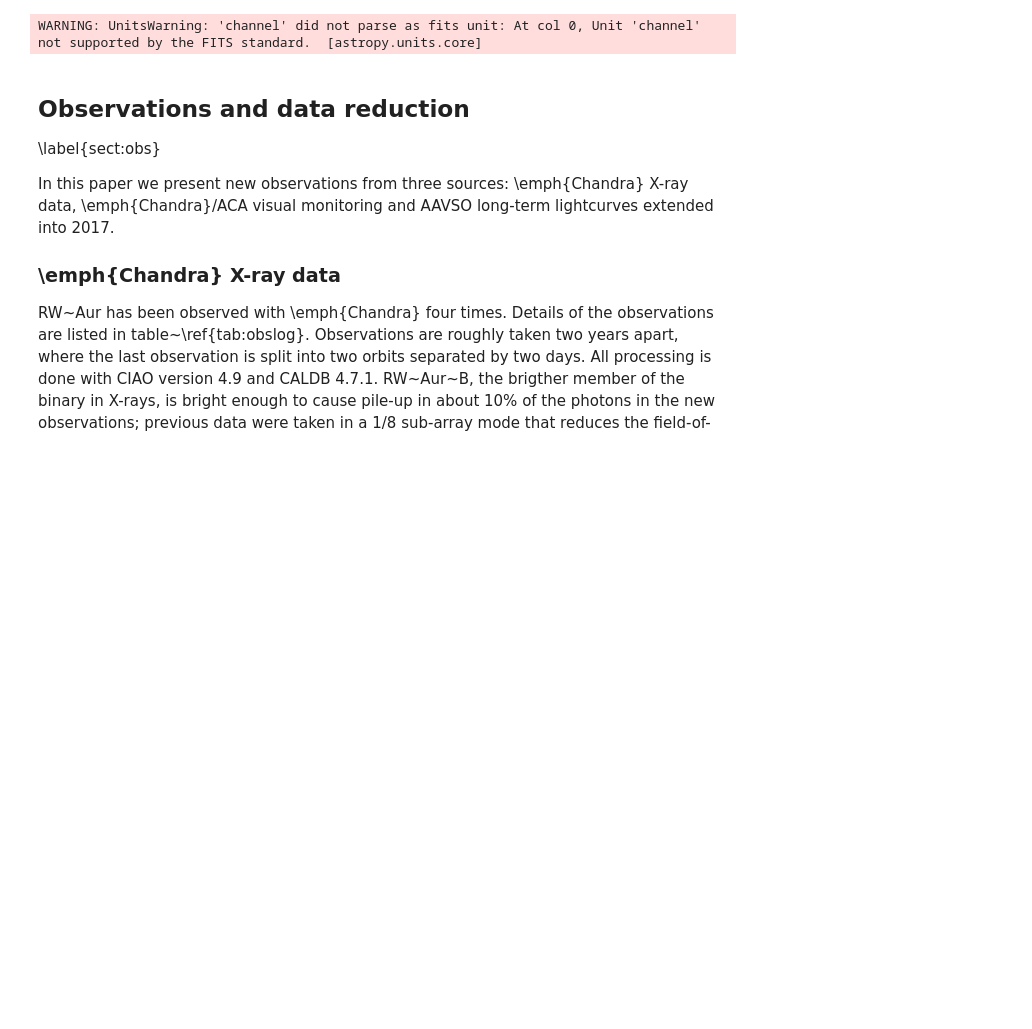
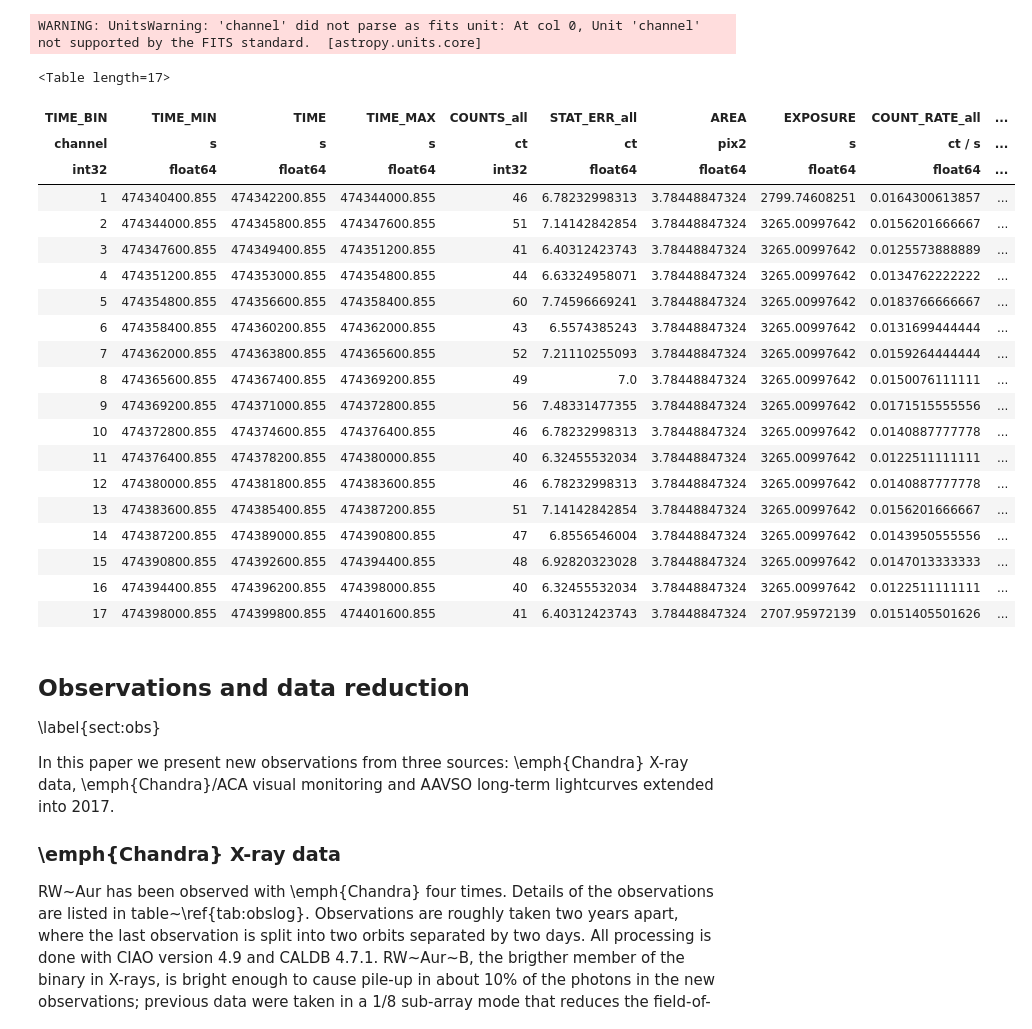
Before and after one commit to hamogu/RWAur, a Jupyter notebook: article.ipynb, the cells around one changed output. Cells and saved outputs as stored; diff of their text form; code cells hidden in the pictures; blank space fills up the shorter version.

```diff
--- a/article.ipynb
+++ b/article.ipynb
@@ -146,6 +146,30 @@ for list1 in lccurves:
         lc['t'] = lc['TIME'] - lc['TIME'][0]
 # %% [output]
 WARNING: UnitsWarning: 'channel' did not parse as fits unit: At col 0, Unit 'channel' not supported by the FITS standard.  [astropy.units.core]
+# %%
+lccurves[0][0]
+# %% [output]
+<Table length=17>
+| TIME_BIN | TIME_MIN | TIME | TIME_MAX | COUNTS_all | STAT_ERR_all | AREA | EXPOSURE | COUNT_RATE_all | ... |
+| channel | s | s | s | ct | ct | pix2 | s | ct / s | ... |
+| int32 | float64 | float64 | float64 | int32 | float64 | float64 | float64 | float64 | ... |
+| 1 | 474340400.855 | 474342200.855 | 474344000.855 | 46 | 6.78232998313 | 3.78448847324 | 2799.74608251 | 0.0164300613857 | ... |
+| 2 | 474344000.855 | 474345800.855 | 474347600.855 | 51 | 7.14142842854 | 3.78448847324 | 3265.00997642 | 0.0156201666667 | ... |
+| 3 | 474347600.855 | 474349400.855 | 474351200.855 | 41 | 6.40312423743 | 3.78448847324 | 3265.00997642 | 0.0125573888889 | ... |
+| 4 | 474351200.855 | 474353000.855 | 474354800.855 | 44 | 6.63324958071 | 3.78448847324 | 3265.00997642 | 0.0134762222222 | ... |
+| 5 | 474354800.855 | 474356600.855 | 474358400.855 | 60 | 7.74596669241 | 3.78448847324 | 3265.00997642 | 0.0183766666667 | ... |
+| 6 | 474358400.855 | 474360200.855 | 474362000.855 | 43 | 6.5574385243 | 3.78448847324 | 3265.00997642 | 0.0131699444444 | ... |
+| 7 | 474362000.855 | 474363800.855 | 474365600.855 | 52 | 7.21110255093 | 3.78448847324 | 3265.00997642 | 0.0159264444444 | ... |
+| 8 | 474365600.855 | 474367400.855 | 474369200.855 | 49 | 7.0 | 3.78448847324 | 3265.00997642 | 0.0150076111111 | ... |
+| 9 | 474369200.855 | 474371000.855 | 474372800.855 | 56 | 7.48331477355 | 3.78448847324 | 3265.00997642 | 0.0171515555556 | ... |
+| 10 | 474372800.855 | 474374600.855 | 474376400.855 | 46 | 6.78232998313 | 3.78448847324 | 3265.00997642 | 0.0140887777778 | ... |
+| 11 | 474376400.855 | 474378200.855 | 474380000.855 | 40 | 6.32455532034 | 3.78448847324 | 3265.00997642 | 0.0122511111111 | ... |
+| 12 | 474380000.855 | 474381800.855 | 474383600.855 | 46 | 6.78232998313 | 3.78448847324 | 3265.00997642 | 0.0140887777778 | ... |
+| 13 | 474383600.855 | 474385400.855 | 474387200.855 | 51 | 7.14142842854 | 3.78448847324 | 3265.00997642 | 0.0156201666667 | ... |
+| 14 | 474387200.855 | 474389000.855 | 474390800.855 | 47 | 6.8556546004 | 3.78448847324 | 3265.00997642 | 0.0143950555556 | ... |
+| 15 | 474390800.855 | 474392600.855 | 474394400.855 | 48 | 6.92820323028 | 3.78448847324 | 3265.00997642 | 0.0147013333333 | ... |
+| 16 | 474394400.855 | 474396200.855 | 474398000.855 | 40 | 6.32455532034 | 3.78448847324 | 3265.00997642 | 0.0122511111111 | ... |
+| 17 | 474398000.855 | 474399800.855 | 474401600.855 | 41 | 6.40312423743 | 3.78448847324 | 2707.95972139 | 0.0151405501626 | ... |
 # %% [markdown]
 ## Observations and data reduction
 
```
Also changed, not shown: parts of 2 cells of this notebook, 2 other files.
